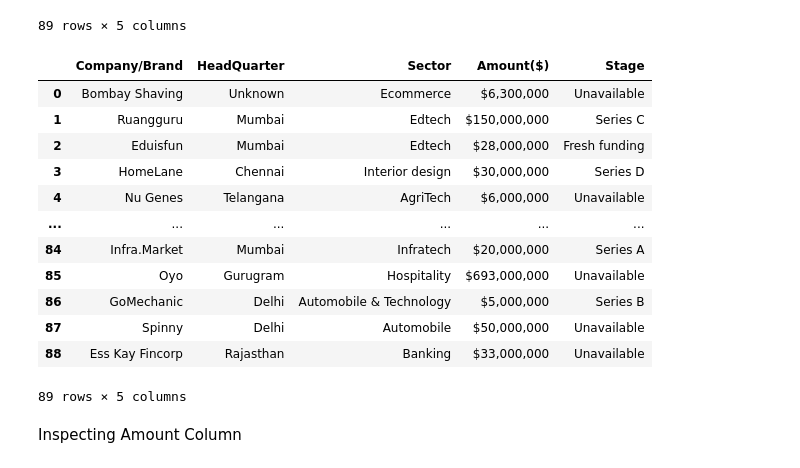
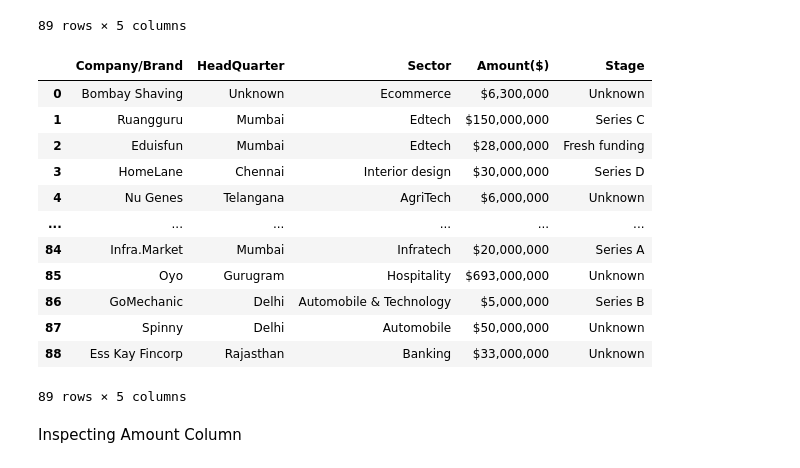
Before and after one commit to MarthaK-Coder/AZUBI-AFRICA--LP1-Sprint, a Jupyter notebook: ProjectNotebook.ipynb, the cells around one changed output. Saved outputs shown, nothing was run; the diff lists cells and outputs as text; code cells hidden in the pictures.

```diff
--- a/ProjectNotebook.ipynb
+++ b/ProjectNotebook.ipynb
@@ -640,21 +655,21 @@ data19
 89 rows × 5 columns
 # %%
 # Cleaning the Stage column
-data19['Stage'] = data19['Stage'].fillna('Unavailable')
+data19['Stage'] = data19['Stage'].fillna('Unknown')
 data19
 # %% [output]
 |  | Company/Brand | HeadQuarter | Sector | Amount($) | Stage |
-| 0 | Bombay Shaving | Unknown | Ecommerce | $6,300,000 | Unavailable |
+| 0 | Bombay Shaving | Unknown | Ecommerce | $6,300,000 | Unknown |
 | 1 | Ruangguru | Mumbai | Edtech | $150,000,000 | Series C |
 | 2 | Eduisfun | Mumbai | Edtech | $28,000,000 | Fresh funding |
 | 3 | HomeLane | Chennai | Interior design | $30,000,000 | Series D |
-| 4 | Nu Genes | Telangana | AgriTech | $6,000,000 | Unavailable |
+| 4 | Nu Genes | Telangana | AgriTech | $6,000,000 | Unknown |
 | ... | ... | ... | ... | ... | ... |
 | 84 | Infra.Market | Mumbai | Infratech | $20,000,000 | Series A |
-| 85 | Oyo | Gurugram | Hospitality | $693,000,000 | Unavailable |
+| 85 | Oyo | Gurugram | Hospitality | $693,000,000 | Unknown |
 | 86 | GoMechanic | Delhi | Automobile & Technology | $5,000,000 | Series B |
-| 87 | Spinny | Delhi | Automobile | $50,000,000 | Unavailable |
-| 88 | Ess Kay Fincorp | Rajasthan | Banking | $33,000,000 | Unavailable |
+| 87 | Spinny | Delhi | Automobile | $50,000,000 | Unknown |
+| 88 | Ess Kay Fincorp | Rajasthan | Banking | $33,000,000 | Unknown |
 89 rows × 5 columns
 # %% [markdown]
 Inspecting Amount Column
```
Also changed, not shown: parts of 118 cells of this notebook.
